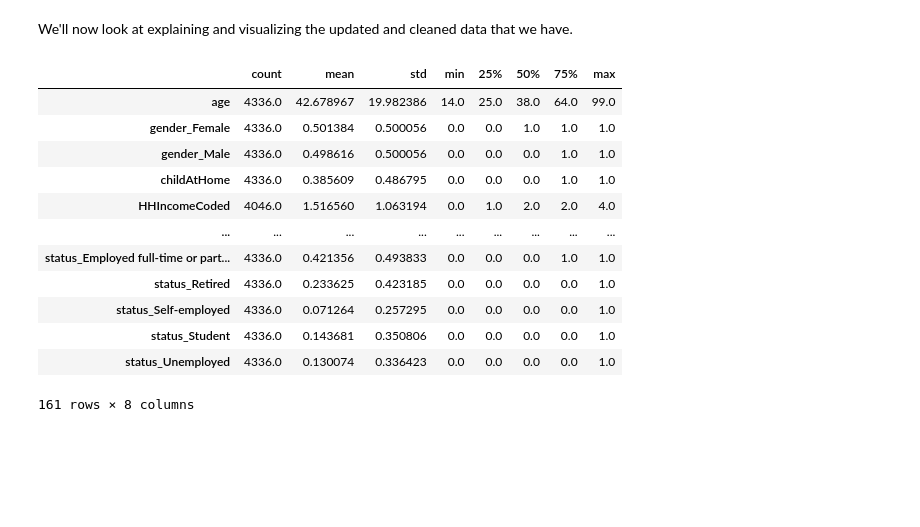
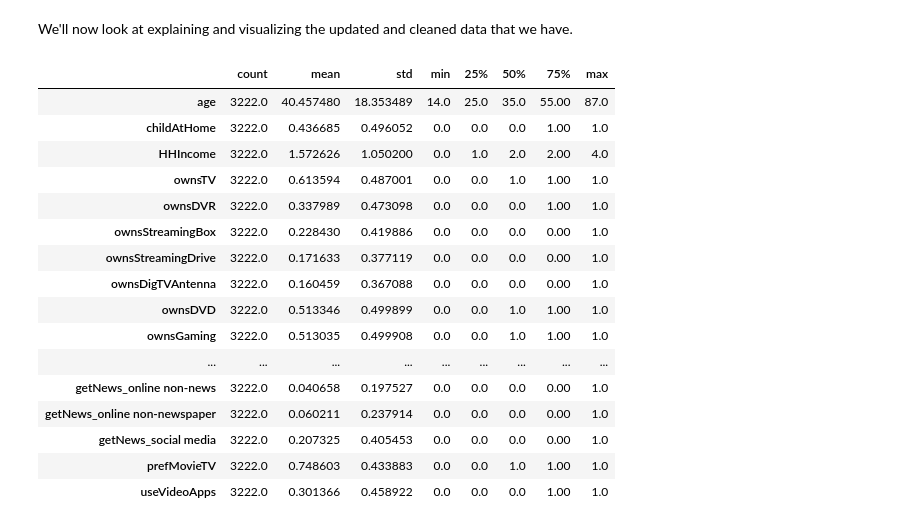
Before and after one commit to aud-z/DeloitteDigitalDemocracy, a Jupyter notebook: DSPM_v1.ipynb, the cells around one changed output. Cells and saved outputs as stored; diff of their text form; code cells hidden in the pictures; blank space fills up the shorter version.

```diff
--- a/DSPM_v1.ipynb
+++ b/DSPM_v1.ipynb
@@ -337,7 +338,7 @@ Similarly, question 22 asks: What types of apps do you use frequently (everyday/
 As we are interested in video streaming, we will create a new variable called "useVideoApps" that is set to 1 if the respondent indicated that they use movie or Video apps frequently, and 0 otherwise.
 # %%
 df2['useVideoApps'] = 0
-df2.loc[(df2['appVideo']>0)| (df2['appMovie']>0), 'prefMovieTV'] = 1
+df2.loc[(df2['appVideo']>0)| (df2['appMovie']>0), 'useVideoApps'] = 1
 # %%
 drop = [c for c in df2.columns if "app" in c and c != "useVideoApps"]
 print(drop)
@@ -380,18 +381,23 @@ df2.shape
 We'll now look at explaining and visualizing the updated and cleaned data that we have.
 # %%
 # Displaying the summary statistics for each column value to have a better sense of the data
-df.describe().transpose()
+#pd.set_option('display.max_rows', None)
+df2.describe().transpose()
 # %% [output]
 |  | count | mean | std | min | 25% | 50% | 75% | max |
-| age | 4336.0 | 42.678967 | 19.982386 | 14.0 | 25.0 | 38.0 | 64.0 | 99.0 |
-| gender_Female | 4336.0 | 0.501384 | 0.500056 | 0.0 | 0.0 | 1.0 | 1.0 | 1.0 |
-| gender_Male | 4336.0 | 0.498616 | 0.500056 | 0.0 | 0.0 | 0.0 | 1.0 | 1.0 |
-| childAtHome | 4336.0 | 0.385609 | 0.486795 | 0.0 | 0.0 | 0.0 | 1.0 | 1.0 |
-| HHIncomeCoded | 4046.0 | 1.516560 | 1.063194 | 0.0 | 1.0 | 2.0 | 2.0 | 4.0 |
+| age | 3222.0 | 40.457480 | 18.353489 | 14.0 | 25.0 | 35.0 | 55.00 | 87.0 |
+| childAtHome | 3222.0 | 0.436685 | 0.496052 | 0.0 | 0.0 | 0.0 | 1.00 | 1.0 |
+| HHIncome | 3222.0 | 1.572626 | 1.050200 | 0.0 | 1.0 | 2.0 | 2.00 | 4.0 |
+| ownsTV | 3222.0 | 0.613594 | 0.487001 | 0.0 | 0.0 | 1.0 | 1.00 | 1.0 |
+| ownsDVR | 3222.0 | 0.337989 | 0.473098 | 0.0 | 0.0 | 0.0 | 1.00 | 1.0 |
+| ownsStreamingBox | 3222.0 | 0.228430 | 0.419886 | 0.0 | 0.0 | 0.0 | 0.00 | 1.0 |
+| ownsStreamingDrive | 3222.0 | 0.171633 | 0.377119 | 0.0 | 0.0 | 0.0 | 0.00 | 1.0 |
+| ownsDigTVAntenna | 3222.0 | 0.160459 | 0.367088 | 0.0 | 0.0 | 0.0 | 0.00 | 1.0 |
+| ownsDVD | 3222.0 | 0.513346 | 0.499899 | 0.0 | 0.0 | 1.0 | 1.00 | 1.0 |
+| ownsGaming | 3222.0 | 0.513035 | 0.499908 | 0.0 | 0.0 | 1.0 | 1.00 | 1.0 |
 | ... | ... | ... | ... | ... | ... | ... | ... | ... |
-| status_Employed full-time or part... | 4336.0 | 0.421356 | 0.493833 | 0.0 | 0.0 | 0.0 | 1.0 | 1.0 |
-| status_Retired | 4336.0 | 0.233625 | 0.423185 | 0.0 | 0.0 | 0.0 | 0.0 | 1.0 |
-| status_Self-employed | 4336.0 | 0.071264 | 0.257295 | 0.0 | 0.0 | 0.0 | 0.0 | 1.0 |
-| status_Student | 4336.0 | 0.143681 | 0.350806 | 0.0 | 0.0 | 0.0 | 0.0 | 1.0 |
-| status_Unemployed | 4336.0 | 0.130074 | 0.336423 | 0.0 | 0.0 | 0.0 | 0.0 | 1.0 |
+| getNews_online non-news | 3222.0 | 0.040658 | 0.197527 | 0.0 | 0.0 | 0.0 | 0.00 | 1.0 |
+| getNews_online non-newspaper | 3222.0 | 0.060211 | 0.237914 | 0.0 | 0.0 | 0.0 | 0.00 | 1.0 |
+| getNews_social media | 3222.0 | 0.207325 | 0.405453 | 0.0 | 0.0 | 0.0 | 0.00 | 1.0 |
+| prefMovieTV | 3222.0 | 0.748603 | 0.433883 | 0.0 | 0.0 | 1.0 | 1.00 | 1.0 |
+| useVideoApps | 3222.0 | 0.301366 | 0.458922 | 0.0 | 0.0 | 0.0 | 1.00 | 1.0 |
-161 rows × 8 columns
```
Also changed, not shown: parts of 16 cells of this notebook.
